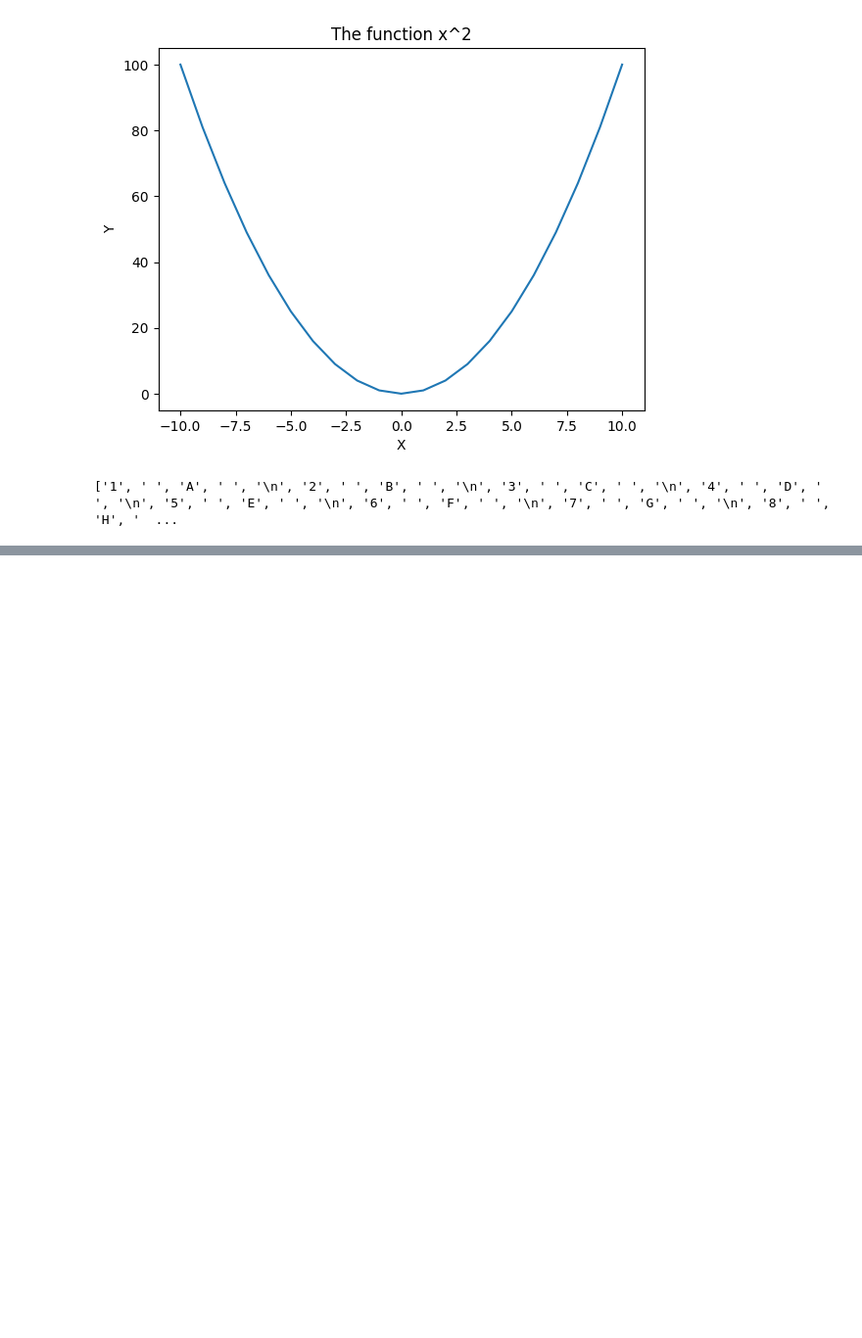
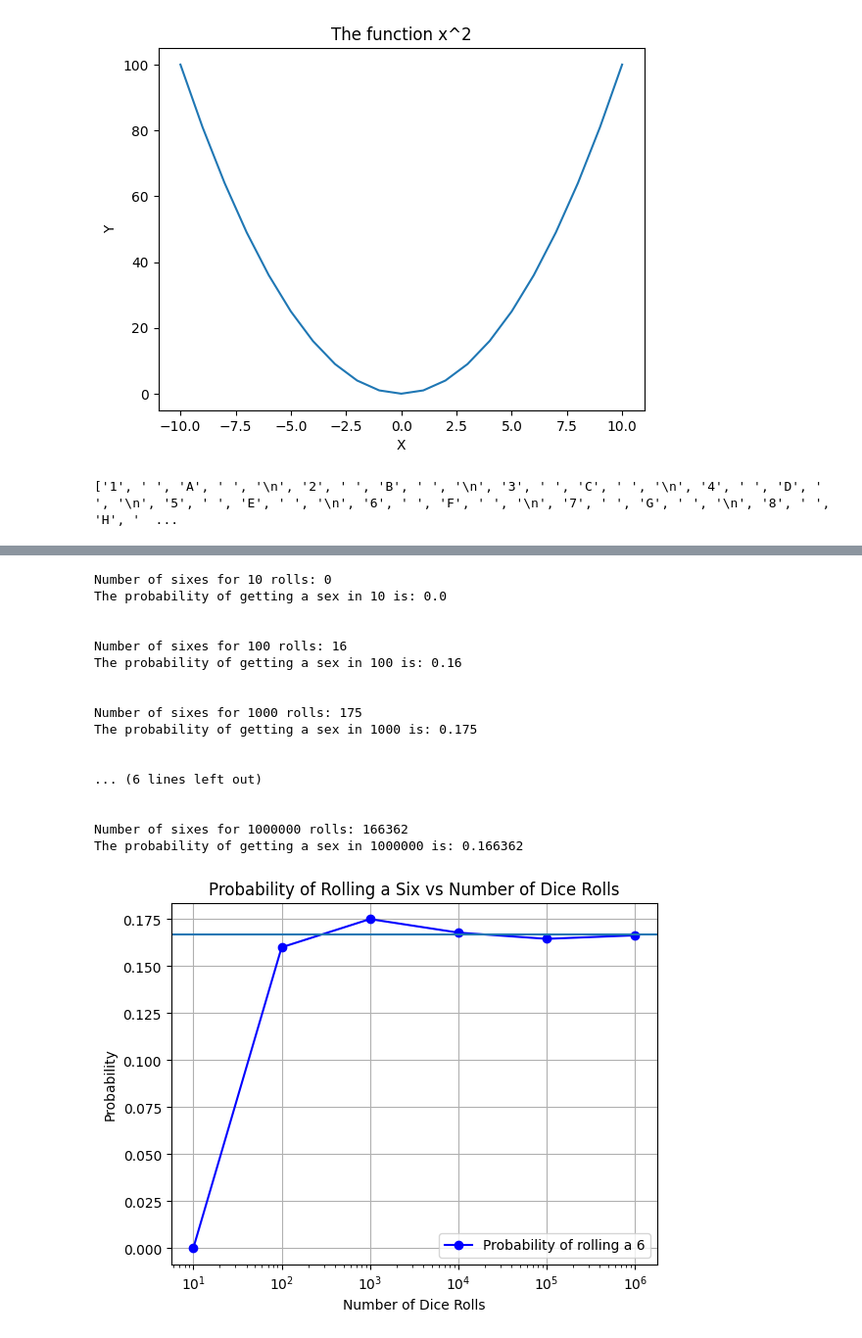
Before and after one commit to n00rp/python-programming-MARTIN-GUSTAFSSON, a Jupyter notebook: Exercises/exxcercisse_04.ipynb, the cells around one changed output, grey strips where cells are left out. Shown: that part at 98% size. Saved outputs shown, nothing was run; the diff lists cells and outputs as text; code cells hidden in the pictures; blank space fills up the shorter version.

```diff
--- a/Exercises/exxcercisse_04.ipynb
+++ b/Exercises/exxcercisse_04.ipynb
@@ -127,0 +128,11 @@ for x in range(1,9):
+# %%
+#Övning 5 A
+
+count_six = []
+
+import random as rng
+for dice in range(100):
+    dice = rng.randint(1,6)
+    if dice == 6:
+        count_six.append(dice)
+print((f"The number of outcome six in 100 dice rolls is: {len(count_six)}"))
@@ -127,0 +170,61 @@ for x in range(1,9):
+# %%
+#Uppgift 5 C
+
+import numpy as np
+import matplotlib.pyplot as plt
+
+# Initialize random number generator
+rng = np.random.default_rng()
+
+def count_six_and_print(dice_rolls):
+    num_six = []  # Store the six counts, as in your original code
+
+    # Simulate dice rolls
+    for _ in range(dice_rolls):
+        dice = rng.integers(1, 7)  # Get random integers between 1 and 6
+        if dice == 6:
+            num_six.append(dice)
+
+    # Print the number of sixes
+    print(f"Number of sixes for {dice_rolls} rolls: {len(num_six)}")
+    print(f"The probability of getting a sex in {dice_rolls} is: {len(num_six) / dice_rolls}")
+    print()
+    print()
+    # Return the probability
+    return len(num_six) / dice_rolls
+
+# List of dice rolls for each test
+rolls_list = [10, 100, 1000, 10000, 100000, 1000000]
+
+# Store the calculated probabilities
+probabilities = [count_six_and_print(rolls) for rolls in rolls_list]
+
+# Plotting the probabilities
+plt.plot(rolls_list, probabilities, marker='o', linestyle='-', color='b', label='Probability of rolling a 6')
+plt.axhline(y=1/6,)
+plt.xscale('log')  # Use logarithmic scale for x-axis
+plt.xlabel('Number of Dice Rolls')
+plt.ylabel('Probability')
+plt.title('Probability of Rolling a Six vs Number of Dice Rolls')
+plt.legend()
+plt.grid(True)
+plt.show()
+# %% [output]
+Number of sixes for 10 rolls: 0
+The probability of getting a sex in 10 is: 0.0
+
+
+Number of sixes for 100 rolls: 16
+The probability of getting a sex in 100 is: 0.16
+
+
+Number of sixes for 1000 rolls: 175
+The probability of getting a sex in 1000 is: 0.175
+
+
+... (6 lines left out)
+
+
+Number of sixes for 1000000 rolls: 166362
+The probability of getting a sex in 1000000 is: 0.166362
+[figure, added]
```
Also changed, not shown: parts of 5 cells of this notebook, 2 other files.
